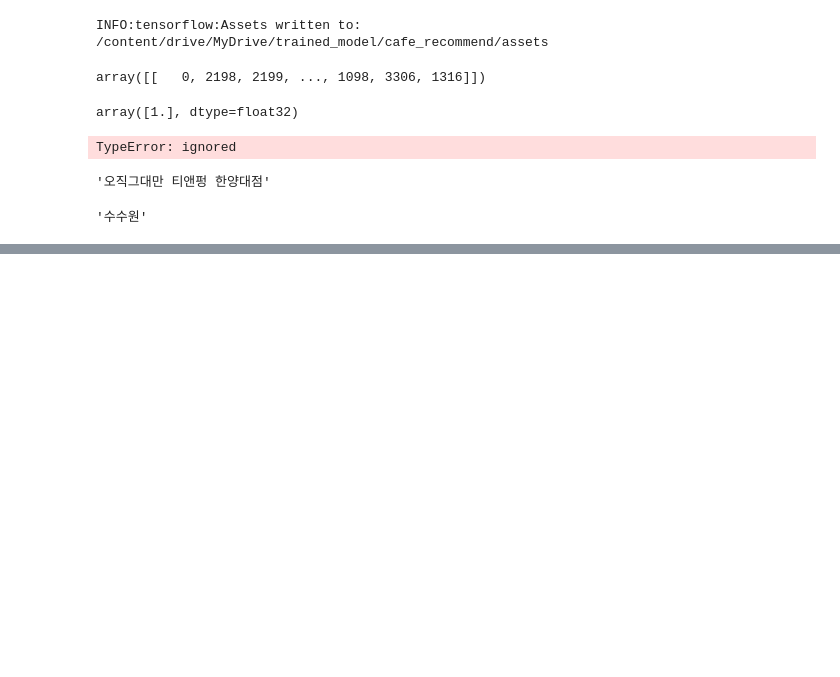
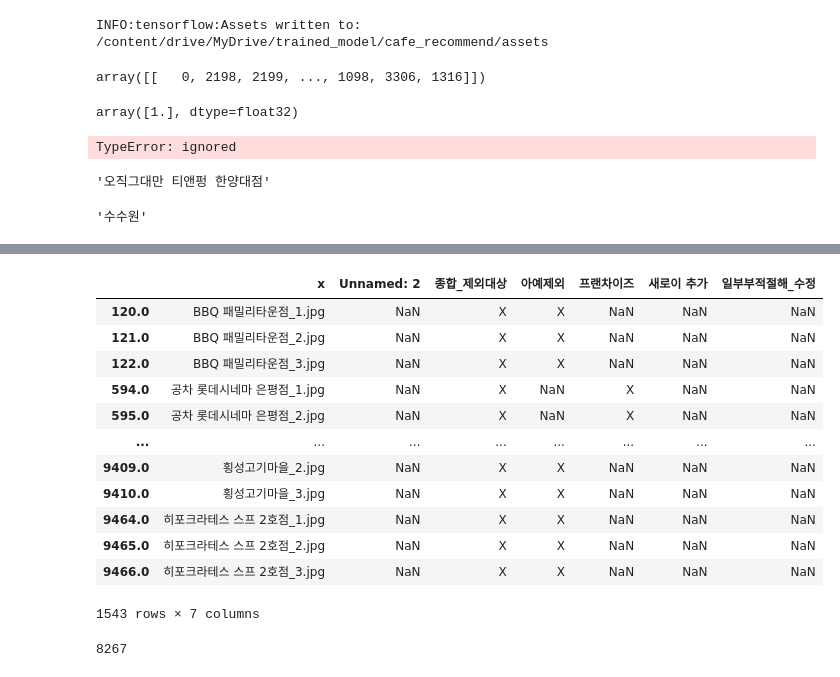
Before and after one commit to YMGYM/google_colab_files, a Jupyter notebook: ImageEmbedding.ipynb, the cells around one changed output, grey strips where cells are left out. Drawn from its saved outputs; the diff is of its cells as text; code cells hidden in the pictures; blank space fills up the shorter version.

```diff
--- a/ImageEmbedding.ipynb
+++ b/ImageEmbedding.ipynb
@@ -397,0 +438,20 @@ arr[:100][::-1][1816]
+# %%
+all_image[all_image['종합_제외대상'] == 'X']
+# %% [output]
+|  | x | Unnamed: 2 | 종합_제외대상 | 아예제외 | 프랜차이즈 | 새로이 추가 | 일부부적절해_수정 |
+| 120.0 | BBQ 패밀리타운점_1.jpg | NaN | X | X | NaN | NaN | NaN |
+| 121.0 | BBQ 패밀리타운점_2.jpg | NaN | X | X | NaN | NaN | NaN |
+| 122.0 | BBQ 패밀리타운점_3.jpg | NaN | X | X | NaN | NaN | NaN |
+| 594.0 | 공차 롯데시네마 은평점_1.jpg | NaN | X | NaN | X | NaN | NaN |
+| 595.0 | 공차 롯데시네마 은평점_2.jpg | NaN | X | NaN | X | NaN | NaN |
+| ... | ... | ... | ... | ... | ... | ... | ... |
+| 9409.0 | 횡성고기마을_2.jpg | NaN | X | X | NaN | NaN | NaN |
+| 9410.0 | 횡성고기마을_3.jpg | NaN | X | X | NaN | NaN | NaN |
+| 9464.0 | 히포크라테스 스프 2호점_1.jpg | NaN | X | X | NaN | NaN | NaN |
+| 9465.0 | 히포크라테스 스프 2호점_2.jpg | NaN | X | X | NaN | NaN | NaN |
+| 9466.0 | 히포크라테스 스프 2호점_3.jpg | NaN | X | X | NaN | NaN | NaN |
+1543 rows × 7 columns
+# %%
+len(images_removed)
+# %% [output]
+8267
```
Also changed, not shown: parts of 6 cells of this notebook.
